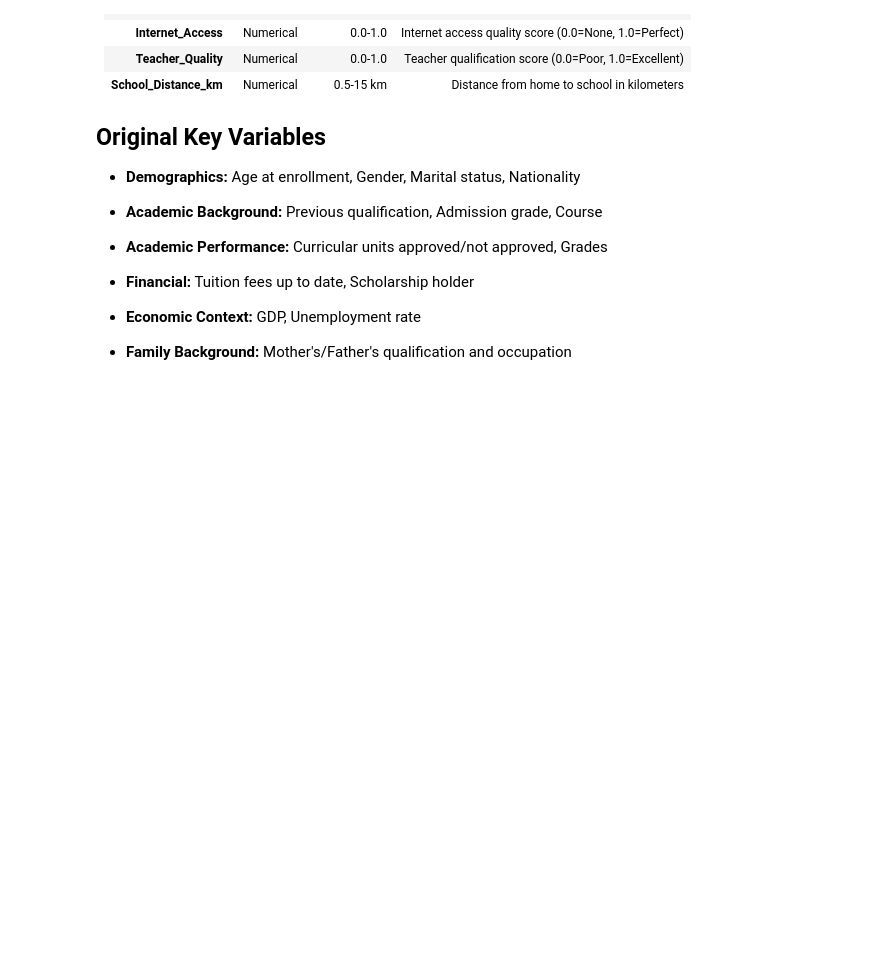
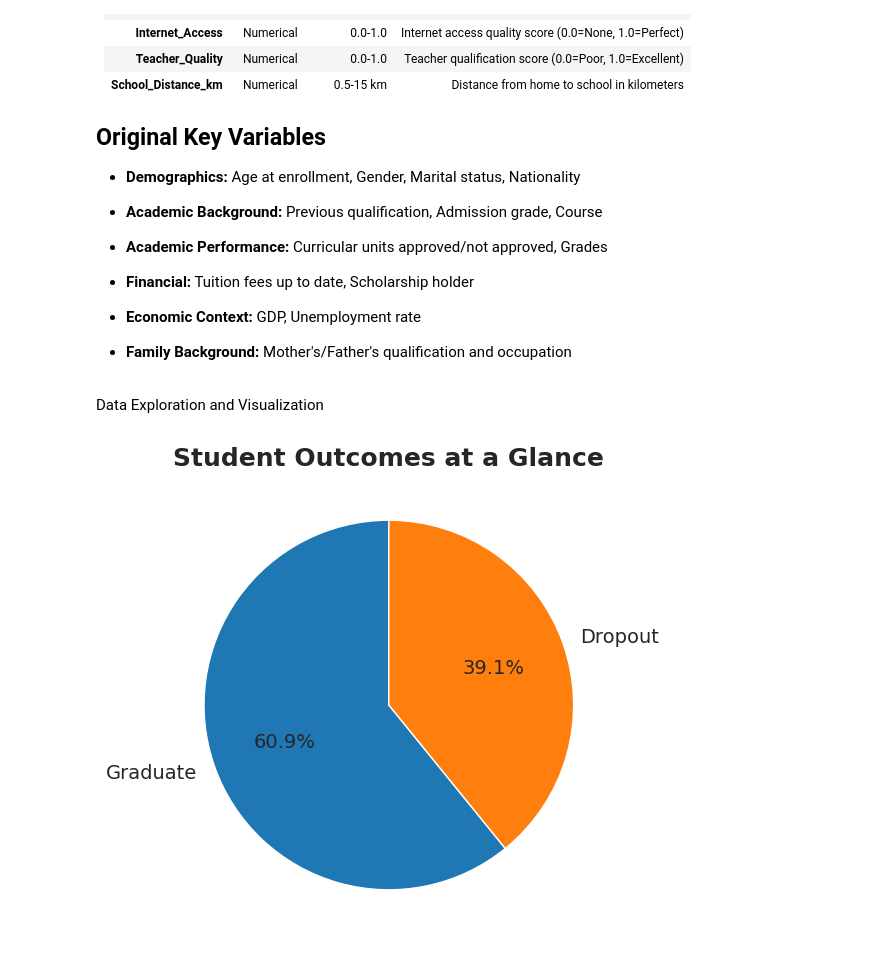
Before and after one commit to kossi-26/Refractory_Machine-Learning, a Jupyter notebook: Group 1_data_science_project.ipynb, the cells around one changed output. Saved outputs shown, nothing was run; the diff lists cells and outputs as text; code cells hidden in the pictures; blank space fills up the shorter version.

```diff
--- a/Group 1_data_science_project.ipynb
+++ b/Group 1_data_science_project.ipynb
@@ -127,3 +127,15 @@ df = df[df['Target'].isin(['Graduate', 'Dropout'])].copy()
 df['y'] = df['Target'].map({'Dropout': 0, 'Graduate': 1})
 X = df.drop(columns=['Target', 'y'])
 y = df['y']
+# %% [markdown]
+Data Exploration and Visualization
+# %%
+# Pie chart for Target distribution (Overview of outcomes)
+plt.figure(figsize=(6, 6))
+df['Target'].value_counts().plot.pie(startangle=90,  autopct='%1.1f%%', colors=['#1f77b4', '#ff7f0e'], textprops={'fontsize': 14})
+plt.title('Student Outcomes at a Glance', fontsize=18, fontweight='bold')
+plt.ylabel('')
+plt.savefig('target_pie.png', bbox_inches='tight', dpi=150)
+plt.show()
+# %% [output]
+[figure, added]
```
Also changed, not shown: parts of 17 cells of this notebook.
